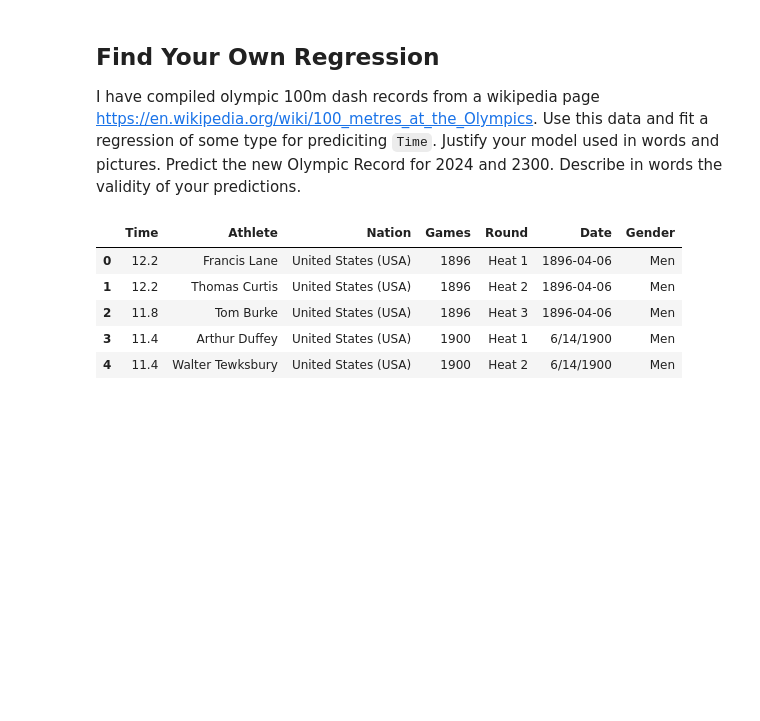
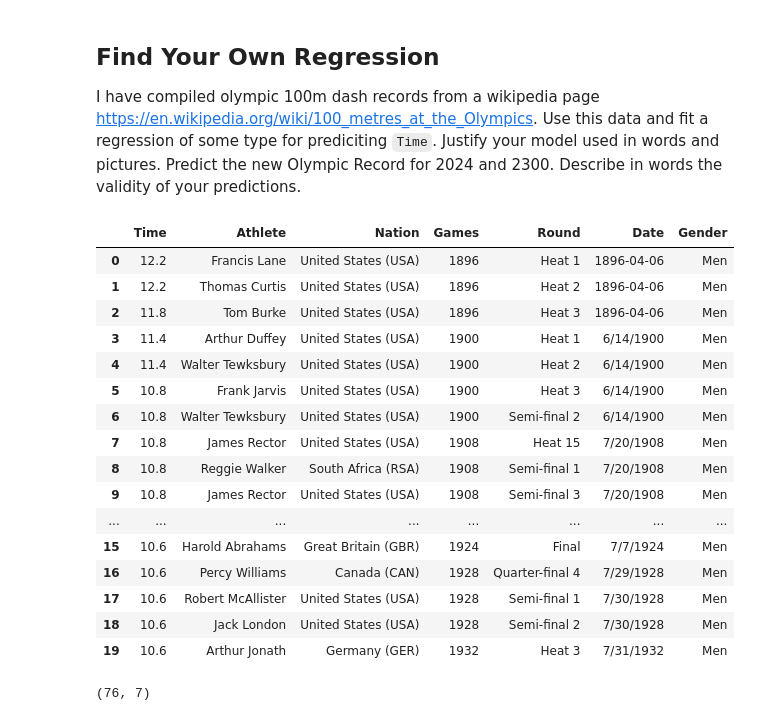
Before and after one commit to blackloop03/Lab0_RoshanAdhikari_CPSMA-3933, a Jupyter notebook: Project_Assignments/RegressionAssignment.ipynb, the cells around one changed output. Drawn from its saved outputs; the diff is of its cells as text; code cells hidden in the pictures; blank space fills up the shorter version.

```diff
--- a/Project_Assignments/RegressionAssignment.ipynb
+++ b/Project_Assignments/RegressionAssignment.ipynb
@@ -45,15 +160,29 @@ I have compiled olympic 100m dash records from a wikipedia page https://en.wikip
 # %%
 
 
 
-df = pa.read_csv('https://raw.githubusercontent.com/nurfnick/Data_Sets_For_Stats/master/CuratedDataSets/100mOlympicRecords.csv')
-x = np.array(df)
+df3 = pd.read_csv('https://raw.githubusercontent.com/nurfnick/Data_Sets_For_Stats/master/CuratedDataSets/100mOlympicRecords.csv')
 
-df.head()
+df3.head(20)
 # %% [output]
 |  | Time | Athlete | Nation | Games | Round | Date | Gender |
 | 0 | 12.2 | Francis Lane | United States (USA) | 1896 | Heat 1 | 1896-04-06 | Men |
 | 1 | 12.2 | Thomas Curtis | United States (USA) | 1896 | Heat 2 | 1896-04-06 | Men |
 | 2 | 11.8 | Tom Burke | United States (USA) | 1896 | Heat 3 | 1896-04-06 | Men |
 | 3 | 11.4 | Arthur Duffey | United States (USA) | 1900 | Heat 1 | 6/14/1900 | Men |
 | 4 | 11.4 | Walter Tewksbury | United States (USA) | 1900 | Heat 2 | 6/14/1900 | Men |
+| 5 | 10.8 | Frank Jarvis | United States (USA) | 1900 | Heat 3 | 6/14/1900 | Men |
+| 6 | 10.8 | Walter Tewksbury | United States (USA) | 1900 | Semi-final 2 | 6/14/1900 | Men |
+| 7 | 10.8 | James Rector | United States (USA) | 1908 | Heat 15 | 7/20/1908 | Men |
+| 8 | 10.8 | Reggie Walker | South Africa (RSA) | 1908 | Semi-final 1 | 7/20/1908 | Men |
+| 9 | 10.8 | James Rector | United States (USA) | 1908 | Semi-final 3 | 7/20/1908 | Men |
+| ... | ... | ... | ... | ... | ... | ... | ... |
+| 15 | 10.6 | Harold Abrahams | Great Britain (GBR) | 1924 | Final | 7/7/1924 | Men |
+| 16 | 10.6 | Percy Williams | Canada (CAN) | 1928 | Quarter-final 4 | 7/29/1928 | Men |
+| 17 | 10.6 | Robert McAllister | United States (USA) | 1928 | Semi-final 1 | 7/30/1928 | Men |
+| 18 | 10.6 | Jack London | United States (USA) | 1928 | Semi-final 2 | 7/30/1928 | Men |
+| 19 | 10.6 | Arthur Jonath | Germany (GER) | 1932 | Heat 3 | 7/31/1932 | Men |
+# %%
+df3.shape
+# %% [output]
+(76, 7)
```
Also changed, not shown: parts of 27 cells of this notebook.
